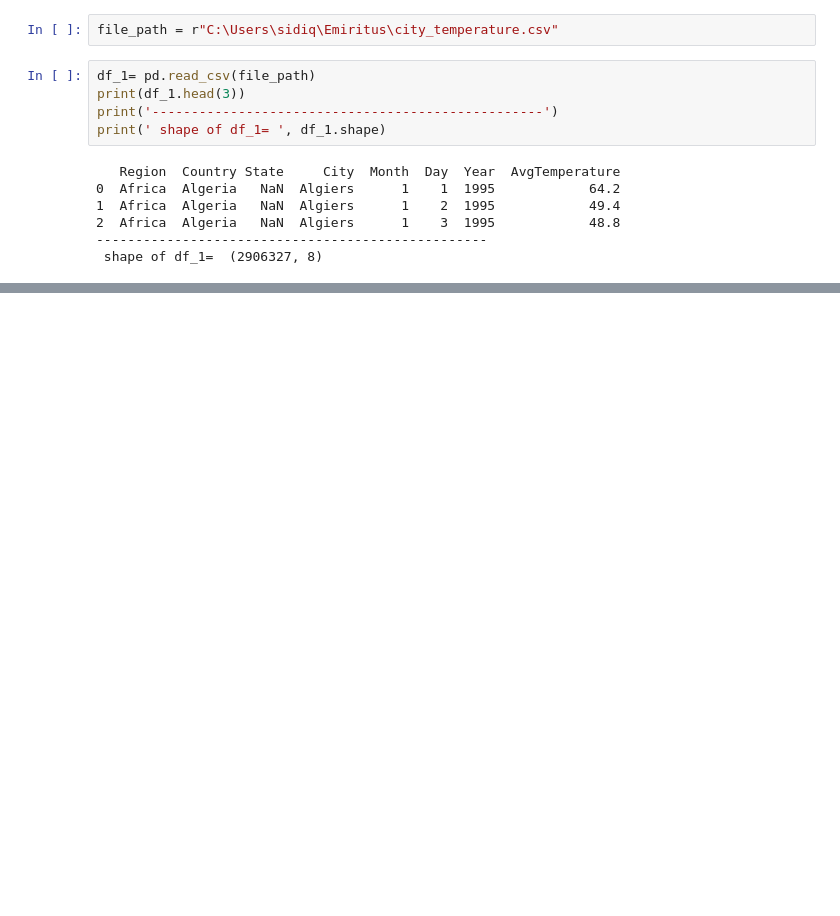
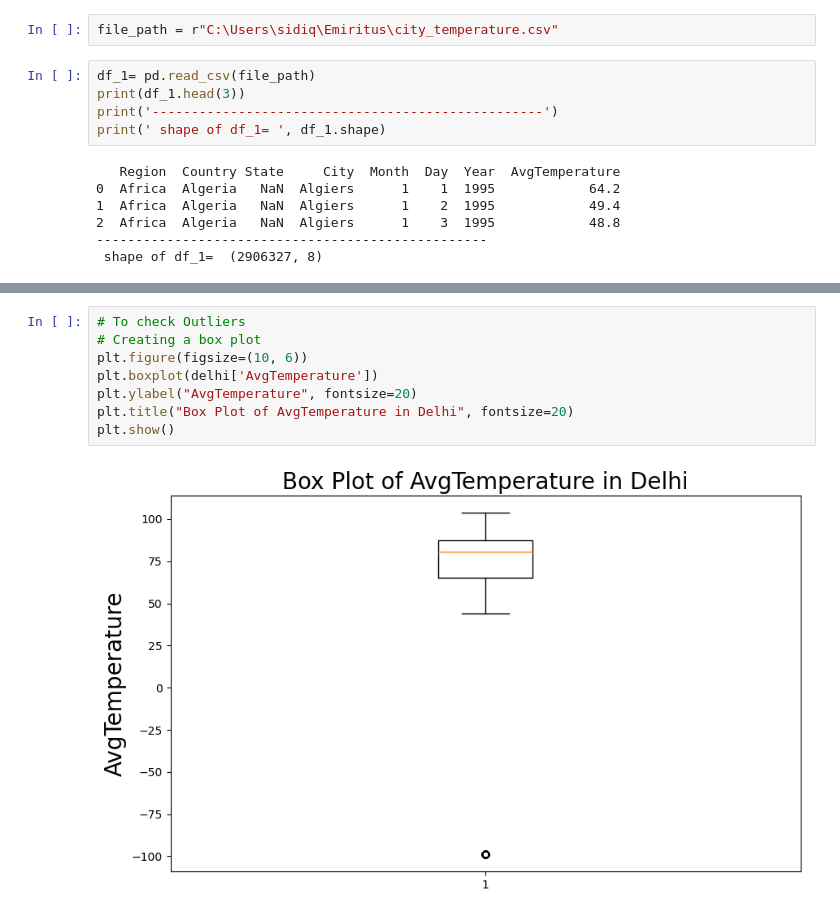
Before and after one commit to sidiquegithub/FIRST-REPO, a Jupyter notebook: CODE/Untitled.ipynb, the cells around one changed output, grey strips where cells are left out. Cells and saved outputs as stored; diff of their text form; blank space fills up the shorter version.

```diff
--- a/CODE/Untitled.ipynb
+++ b/CODE/Untitled.ipynb
@@ -18,0 +105,10 @@ print(' shape of df_1= ', df_1.shape)
+# %%
+# To check Outliers
+# Creating a box plot
+plt.figure(figsize=(10, 6))
+plt.boxplot(delhi['AvgTemperature'])
+plt.ylabel("AvgTemperature", fontsize=20)
+plt.title("Box Plot of AvgTemperature in Delhi", fontsize=20)
+plt.show()
+# %% [output]
+[figure, added]
```
Also changed, not shown: parts of 17 cells of this notebook.
